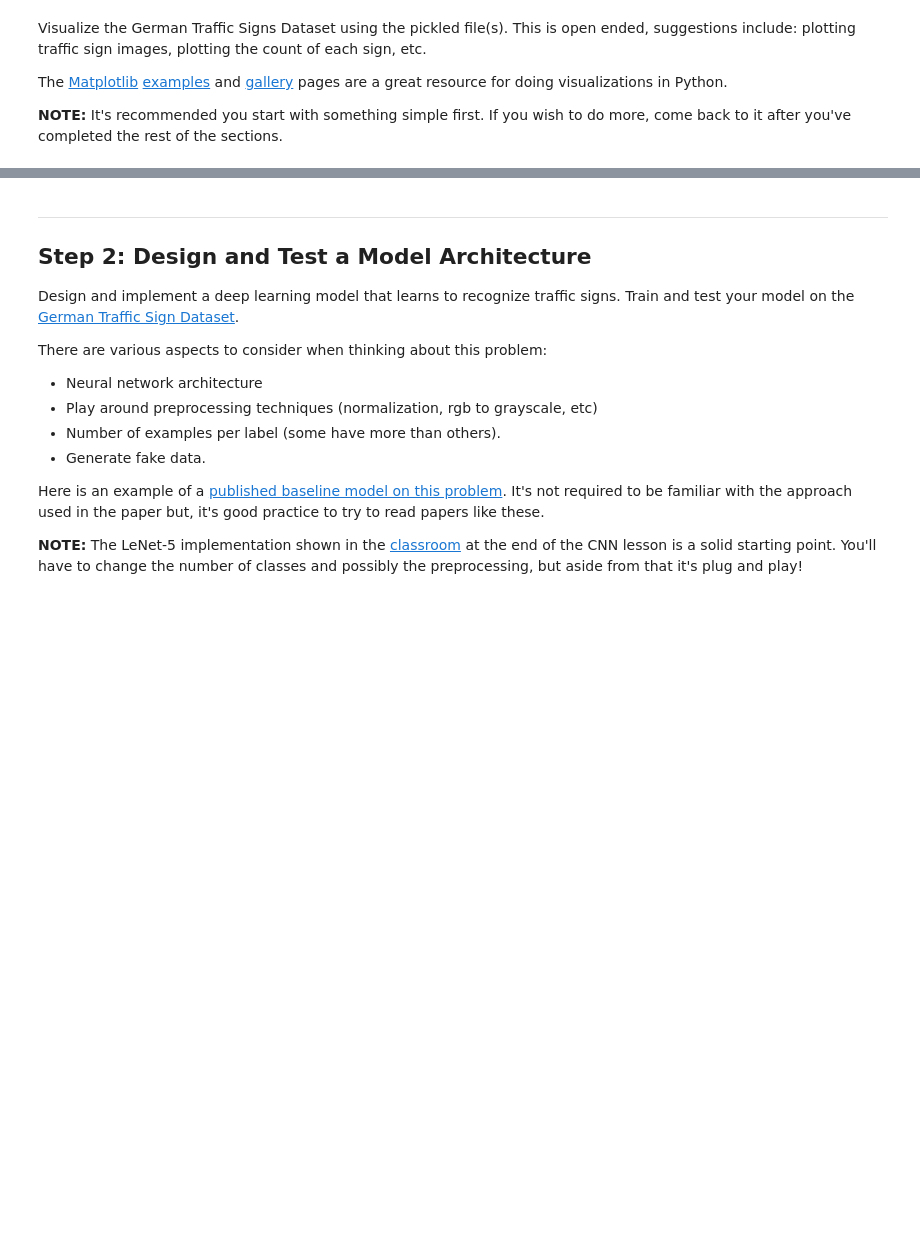
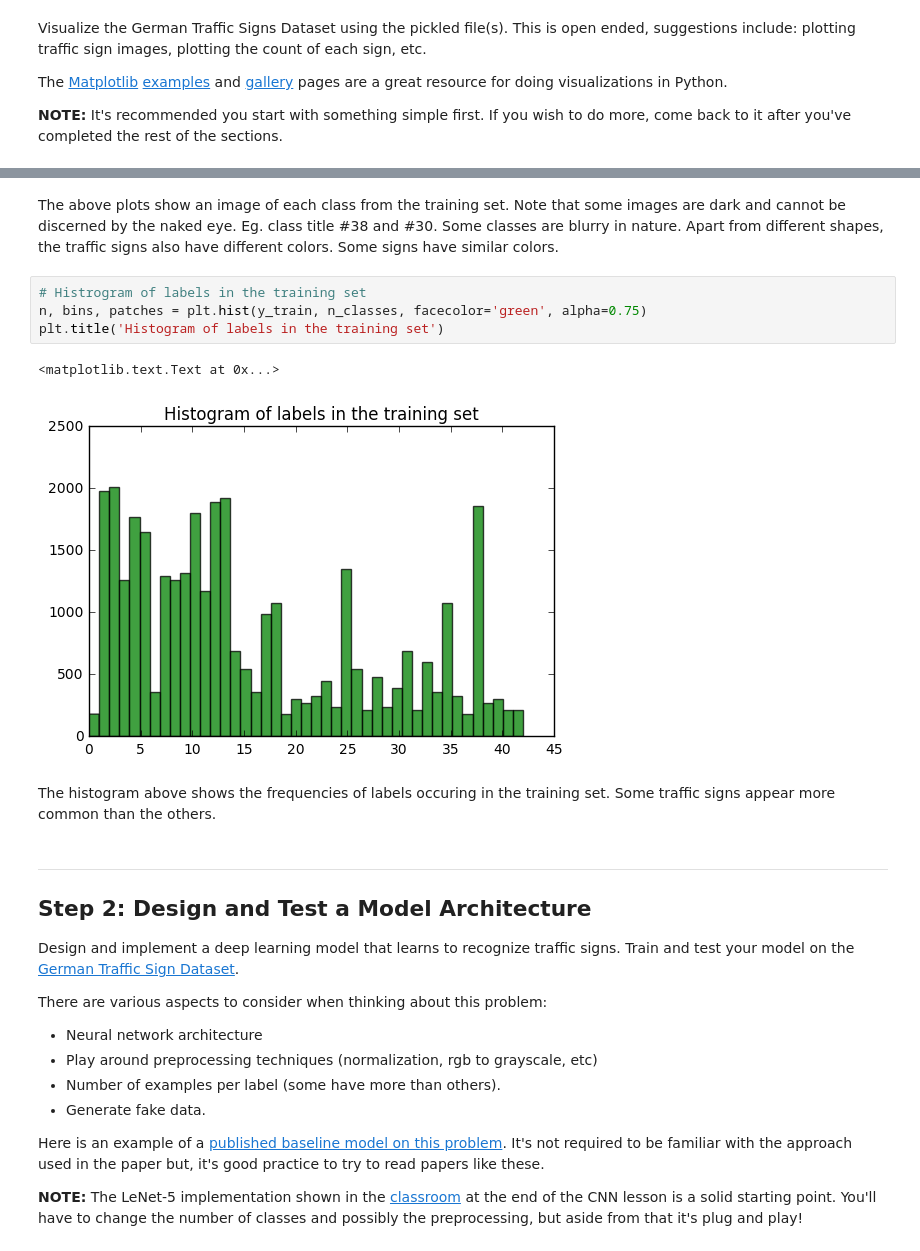
Before and after one commit to chandrusuresh/CarND-Traffic-Sign-Classifier-Project, a Jupyter notebook: Traffic_Sign_Classifier.ipynb, the cells around one changed output, grey strips where cells are left out. Cells and saved outputs as stored; diff of their text form; blank space fills up the shorter version.

```diff
--- a/Traffic_Sign_Classifier.ipynb
+++ b/Traffic_Sign_Classifier.ipynb
@@ -133,3 +123,15 @@ plt.imshow(img[index,:,:,:])
+# %% [markdown]
+The above plots show an image of each class from the training set. Note that some images are dark and cannot be discerned by the naked eye. Eg. class title #38 and #30. Some classes are blurry in nature.
+Apart from different shapes, the traffic signs also have different colors. Some signs have similar colors.
+# %%
+# Histrogram of labels in the training set
+n, bins, patches = plt.hist(y_train, n_classes, facecolor='green', alpha=0.75)
+plt.title('Histogram of labels in the training set')
+# %% [output]
+<matplotlib.text.Text at 0x...>
+[figure, added]
+# %% [markdown]
+The histogram above shows the frequencies of labels occuring in the training set. Some traffic signs appear more common than the others.
 # %% [markdown]
 ----
 
```
Also changed, not shown: parts of 17 cells of this notebook, 26 other files.
